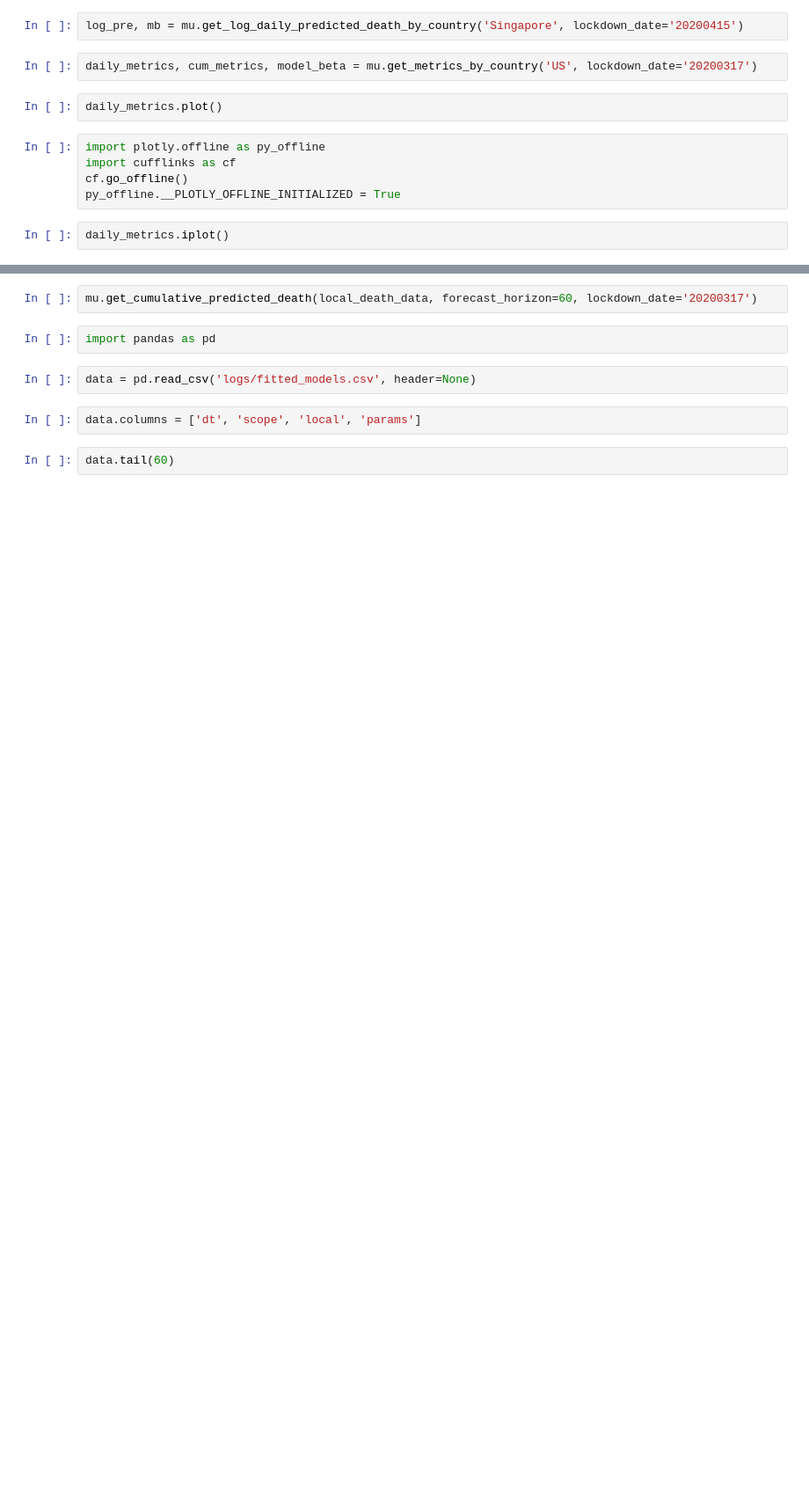
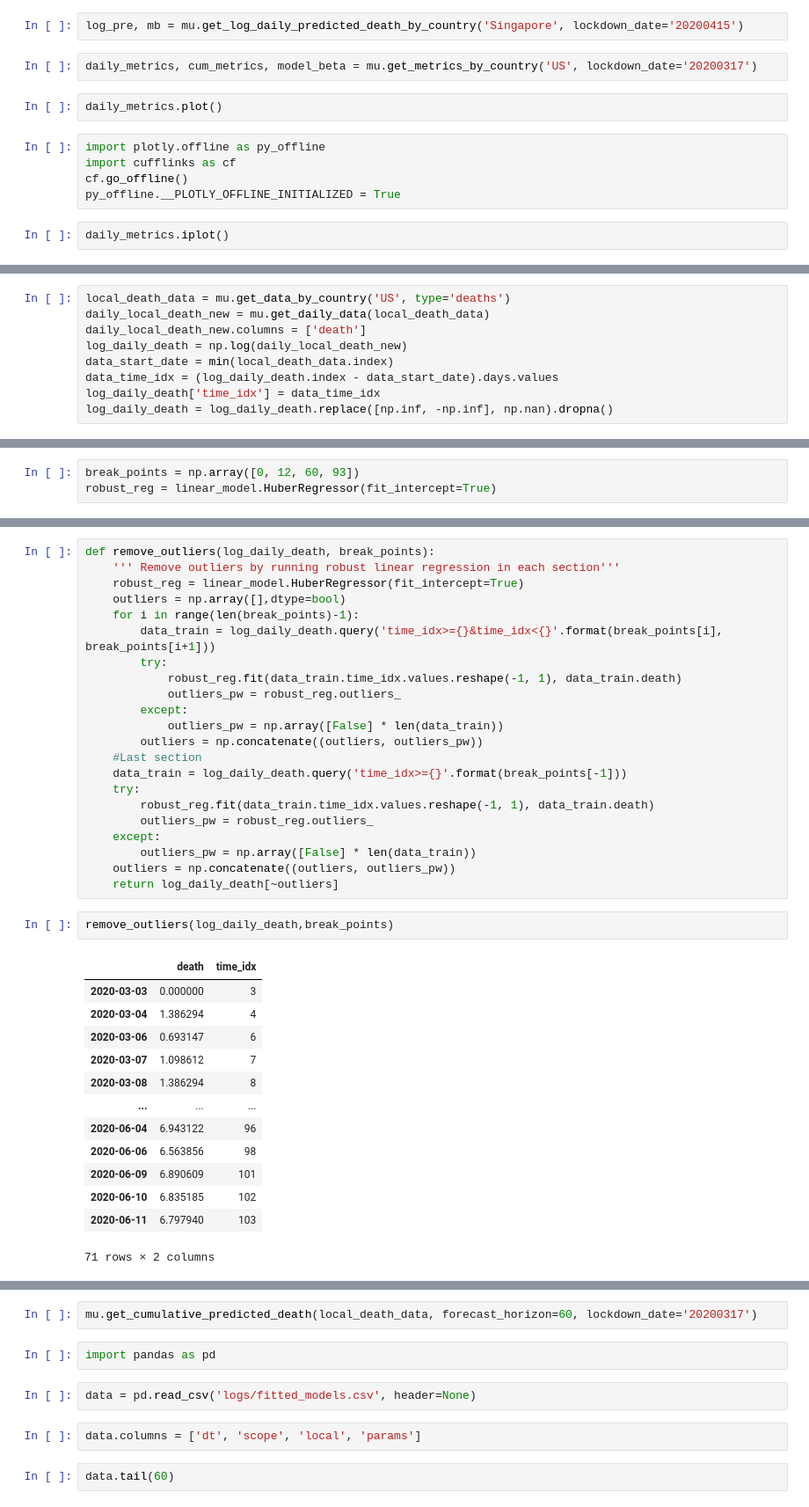
Before and after one commit to huonghuynhsc/COVID-19, a Jupyter notebook: prognosis/Try_plotly.ipynb, the cells around one changed output, grey strips where cells are left out. Shown at 88% size. Drawn from its saved outputs; the diff is of its cells as text; blank space fills up the shorter version.

Commit message:
Added outlier removal step

```diff
--- a/prognosis/Try_plotly.ipynb
+++ b/prognosis/Try_plotly.ipynb
@@ -26,0 +29,9 @@ local_death_data = mu.get_death_data_by_country('US')
+# %%
+local_death_data = mu.get_data_by_country('US', type='deaths')
+daily_local_death_new = mu.get_daily_data(local_death_data)
+daily_local_death_new.columns = ['death']
+log_daily_death = np.log(daily_local_death_new)
+data_start_date = min(local_death_data.index)
+data_time_idx = (log_daily_death.index - data_start_date).days.values
+log_daily_death['time_idx'] = data_time_idx
+log_daily_death = log_daily_death.replace([np.inf, -np.inf], np.nan).dropna()
@@ -26,0 +47,3 @@ local_death_data = mu.get_death_data_by_country('US')
+# %%
+break_points = np.array([0, 12, 60, 93])
+robust_reg = linear_model.HuberRegressor(fit_intercept=True)
@@ -26,0 +62,38 @@ local_death_data = mu.get_death_data_by_country('US')
+# %%
+def remove_outliers(log_daily_death, break_points):
+    ''' Remove outliers by running robust linear regression in each section'''
+    robust_reg = linear_model.HuberRegressor(fit_intercept=True)
+    outliers = np.array([],dtype=bool)
+    for i in range(len(break_points)-1):
+        data_train = log_daily_death.query('time_idx>={}&time_idx<{}'.format(break_points[i], break_points[i+1]))
+        try:
+            robust_reg.fit(data_train.time_idx.values.reshape(-1, 1), data_train.death)
+            outliers_pw = robust_reg.outliers_
+        except:
+            outliers_pw = np.array([False] * len(data_train))
+        outliers = np.concatenate((outliers, outliers_pw))
+    #Last section
+    data_train = log_daily_death.query('time_idx>={}'.format(break_points[-1]))
+    try:
+        robust_reg.fit(data_train.time_idx.values.reshape(-1, 1), data_train.death)
+        outliers_pw = robust_reg.outliers_
+    except:
+        outliers_pw = np.array([False] * len(data_train))
+    outliers = np.concatenate((outliers, outliers_pw))
+    return log_daily_death[~outliers]
+# %%
+remove_outliers(log_daily_death,break_points)
+# %% [output]
+|  | death | time_idx |
+| 2020-03-03 | 0.000000 | 3 |
+| 2020-03-04 | 1.386294 | 4 |
+| 2020-03-06 | 0.693147 | 6 |
+| 2020-03-07 | 1.098612 | 7 |
+| 2020-03-08 | 1.386294 | 8 |
+| ... | ... | ... |
+| 2020-06-04 | 6.943122 | 96 |
+| 2020-06-06 | 6.563856 | 98 |
+| 2020-06-09 | 6.890609 | 101 |
+| 2020-06-10 | 6.835185 | 102 |
+| 2020-06-11 | 6.797940 | 103 |
+71 rows × 2 columns
```
Also changed, not shown: parts of 8 cells of this notebook, 1 other file.
